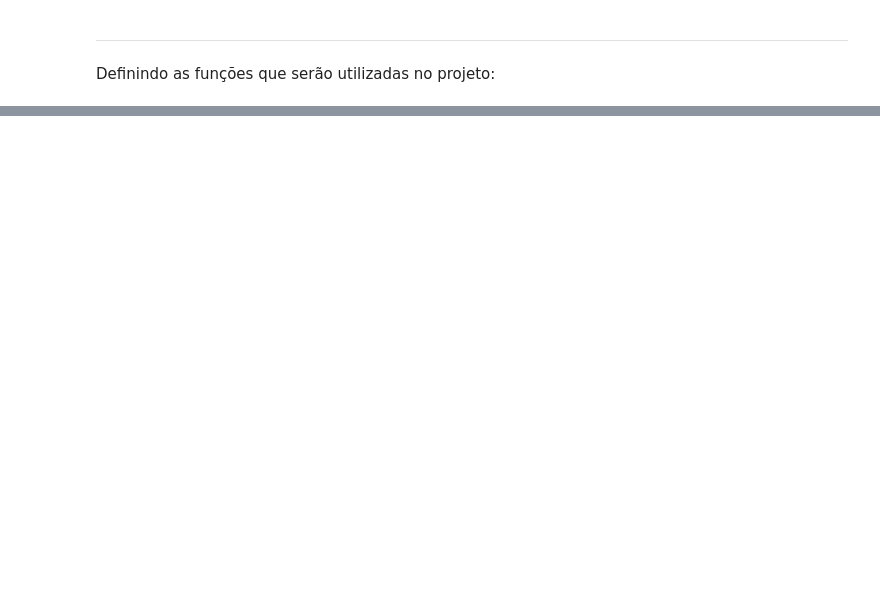
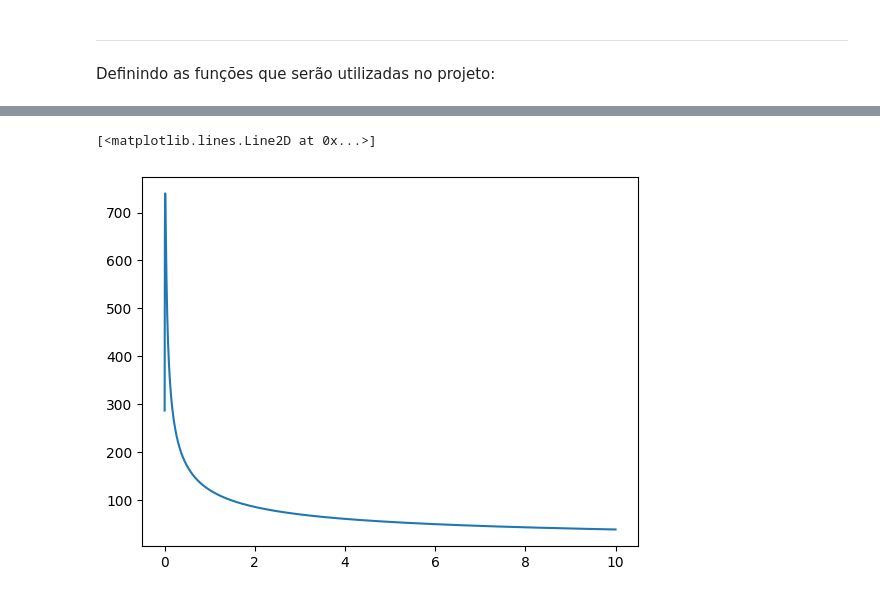
Before and after one commit to Peng1104/EletroMag, a Jupyter notebook: Projeto.ipynb, the cells around one changed output, grey strips where cells are left out. Drawn from its saved outputs; the diff is of its cells as text; code cells hidden in the pictures; blank space fills up the shorter version.

```diff
--- a/Projeto.ipynb
+++ b/Projeto.ipynb
@@ -112,0 +172,5 @@ Corrente da fonte:  (0.671826507653894-1.9452133953251294j)
+# %%
+plt.plot(ls, V2V_list, label='V2V')
+# %% [output]
+[<matplotlib.lines.Line2D at 0x...>]
+[figure, added]
```
Also changed, not shown: parts of 17 cells of this notebook.
